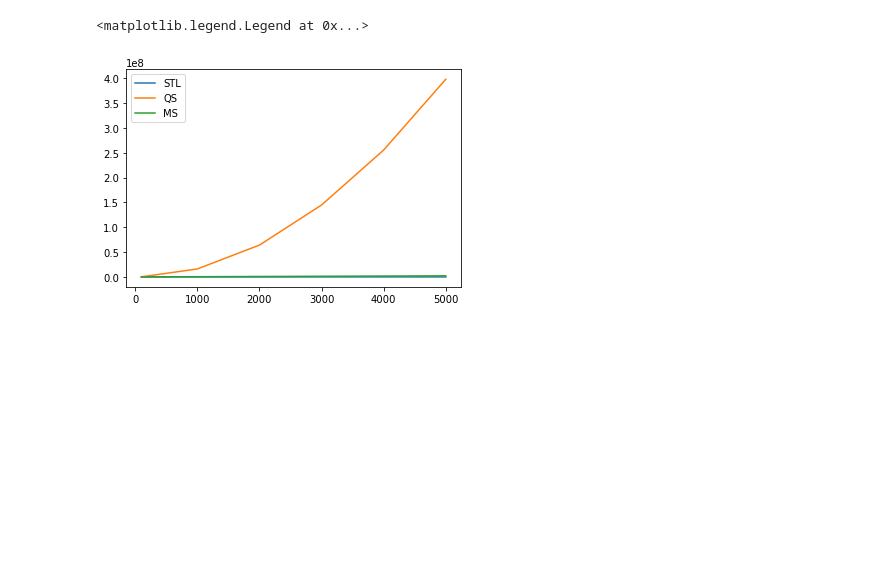
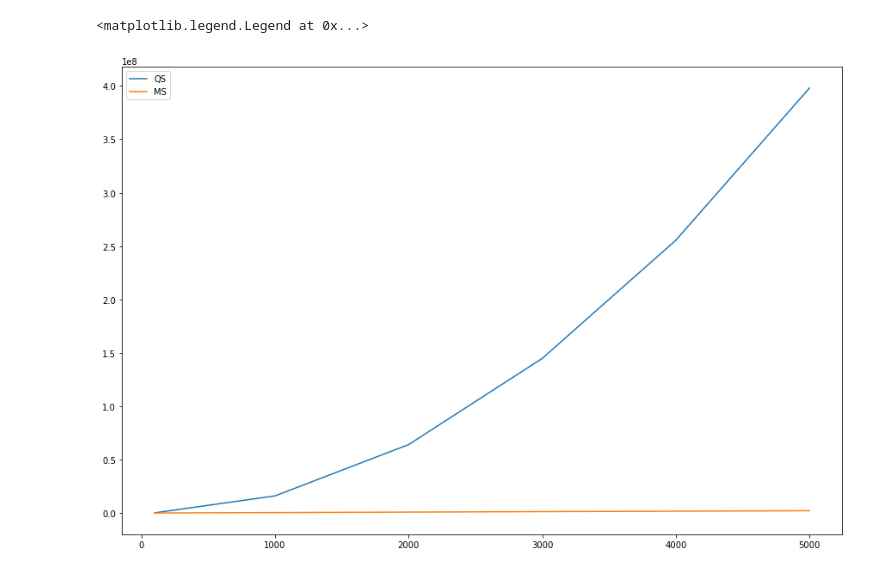
Before and after one commit to EdoardoTronconi/ProgettoSDA, a Jupyter notebook: Notebook/SDA.ipynb, the cells around one changed output. Cells and saved outputs as stored; diff of their text form; code cells hidden in the pictures; blank space fills up the shorter version.

```diff
--- a/Notebook/SDA.ipynb
+++ b/Notebook/SDA.ipynb
@@ -25,5 +103,6 @@ stream.read()
 # %%
 import matplotlib.pyplot as plt
+plt.rcParams.update({'figure.figsize' : [15,10]})
 # %%
 #standard
 STL = [2234,31391,68435,111965,151909,197017,244920,296511]
@@ -44,16 +141,16 @@ plt.legend()
 # %%
 #sorted
 STL = [310,1567,2870,4205,5489,6815]
 IS = [2456,22604,44837,68374,89968,112042]
 QS = [170876,16027772,64076748,144768240,255448318,397985693]
 MS = [38194,413722,851763,1309844,1737157,2152024]
 X = [100,1000, 2000,3000,4000,5000]
-plt.plot(X,STL, label='STL')
+#plt.plot(X,STL, label='STL')
 plt.plot(X,QS, label='QS')
 #plt.plot(X,IS, label='IS')
 plt.plot(X,MS, label='MS')
 plt.legend()
 # %% [output]
 <matplotlib.legend.Legend at 0x...>
-[figure, old version]
+[figure, new version]
 # %%
```
Also changed, not shown: parts of 26 cells of this notebook.
